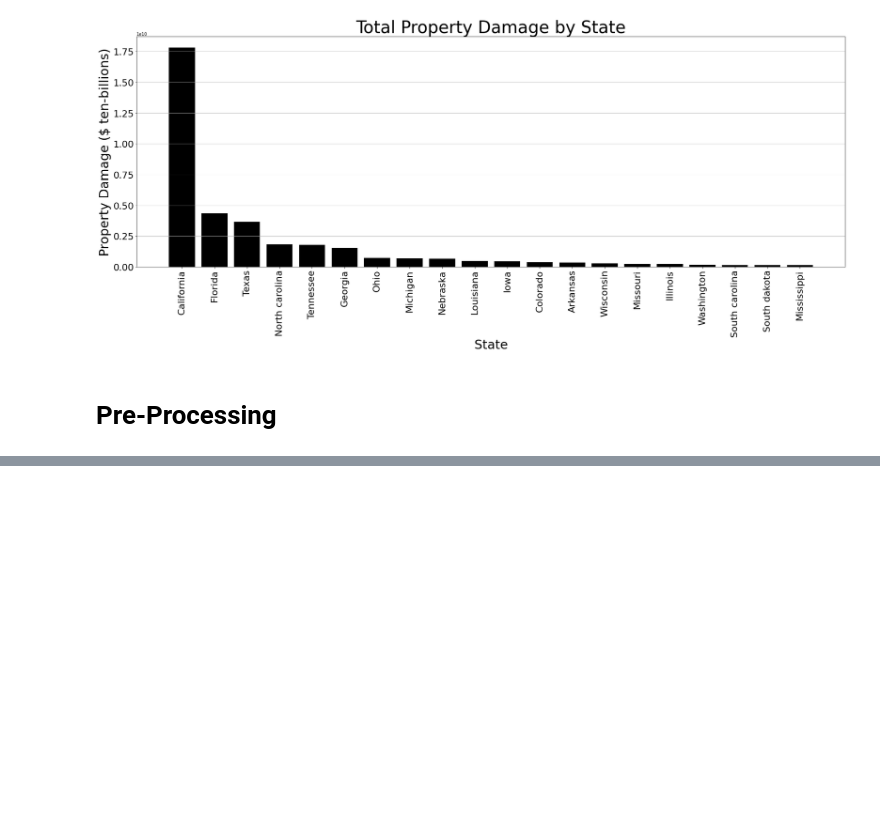
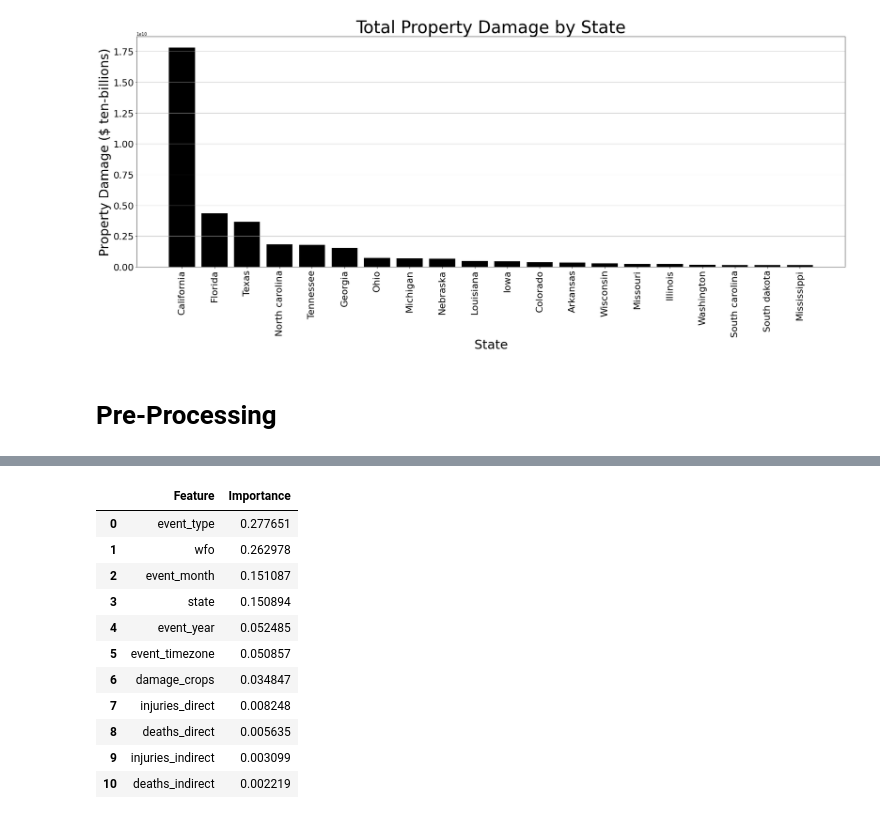
Before and after one commit to nfcresta/project-storm2.0, a Jupyter notebook: Project Storm 2.0.ipynb, the cells around one changed output, grey strips where cells are left out. Drawn from its saved outputs; the diff is of its cells as text; code cells hidden in the pictures; blank space fills up the shorter version.

```diff
--- a/Project Storm 2.0.ipynb
+++ b/Project Storm 2.0.ipynb
@@ -180,0 +234,5 @@ plt.show()
+# %%
+# Establishing train-test and split data
+from sklearn.model_selection import train_test_split
+
+X_train, X_test, y_train, y_test = train_test_split(X, y, random_state=42)
@@ -180,0 +308,16 @@ plt.show()
+# %%
+FI_df = pd.DataFrame({'Feature': features, 'Importance': importances})
+FI_df
+# %% [output]
+|  | Feature | Importance |
+| 0 | event_type | 0.277651 |
+| 1 | wfo | 0.262978 |
+| 2 | event_month | 0.151087 |
+| 3 | state | 0.150894 |
+| 4 | event_year | 0.052485 |
+| 5 | event_timezone | 0.050857 |
+| 6 | damage_crops | 0.034847 |
+| 7 | injuries_direct | 0.008248 |
+| 8 | deaths_direct | 0.005635 |
+| 9 | injuries_indirect | 0.003099 |
+| 10 | deaths_indirect | 0.002219 |
```
Also changed, not shown: parts of 14 cells of this notebook.
